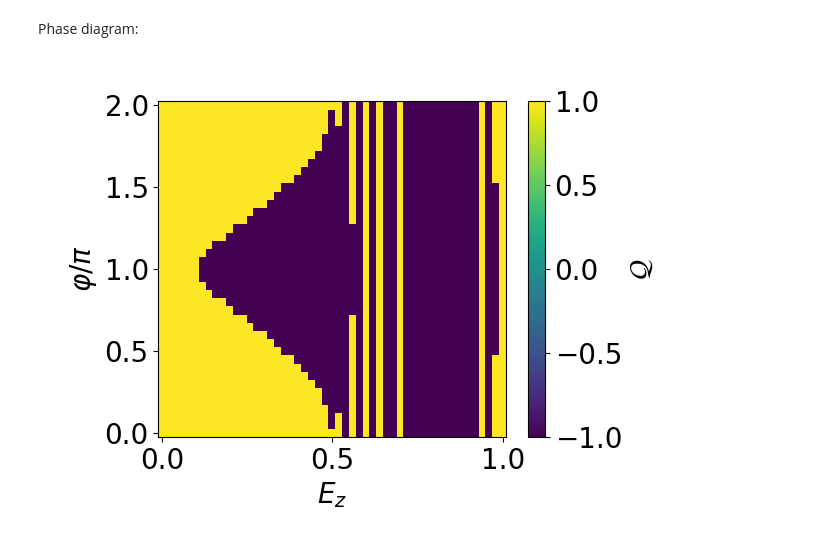
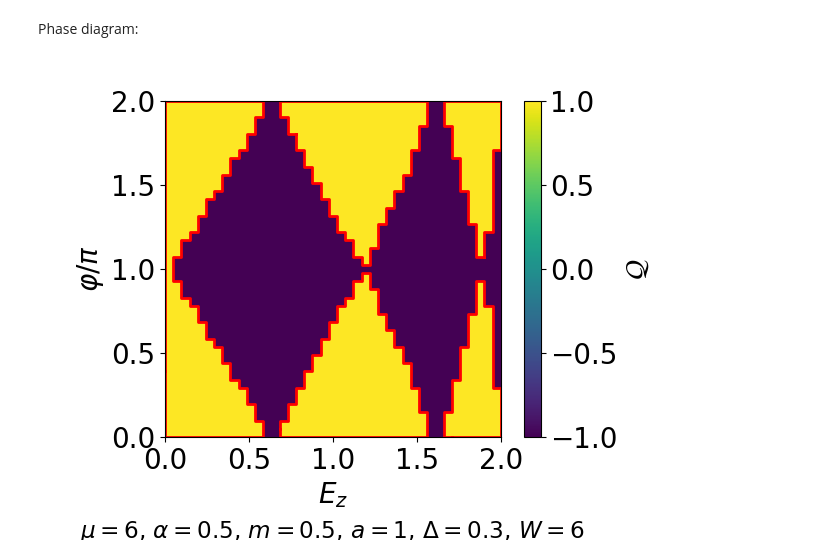
Before and after one commit to krishtoffel99/Josephson-Investigations-Old, a Jupyter notebook: Josephson effect and Supercurrents/Rashba2DEGJunction/RashbaJunction_band_structures.ipynb, the cells around one changed output. Drawn from its saved outputs; the diff is of its cells as text; code cells hidden in the pictures.

```diff
--- a/Josephson effect and Supercurrents/Rashba2DEGJunction/RashbaJunction_band_structures.ipynb
+++ b/Josephson effect and Supercurrents/Rashba2DEGJunction/RashbaJunction_band_structures.ipynb
@@ -159,35 +165,63 @@ print(Q)
 Phase diagram:
 # %%
 phase_values = np.linspace(0 , 2, 41)
-zee_values = np.linspace(0 , 1 , 51)
+zee_values = np.linspace(0 , 2 , 41)
 
 chern_numbers = np.zeros(shape = (len(phase_values) , len(zee_values)))
+E_gap = np.zeros(shape = (len(phase_values) , len(zee_values)))
 from tqdm import tqdm
 
 for i in tqdm(range(len(phase_values))):
     for j in tqdm(range(len(zee_values))):
-        params = parameters(a = 0.5 , L_x = 0, L_y = 45 , W  = 5 , m_eff = 2, mu = 2.8 , alpha = 0.5 , E_z= zee_values[j] , Delta = 0.5 , phase = np.pi*phase_values[i], k = constants.k , T = 0.05 , current_unit = constants.current_unit)
+        params = parameters(a = 1 , L_x = 0, L_y = 50 , W  = 6 , m_eff = 0.5 , mu = 6 , alpha = 0.5 , E_z= zee_values[j] , Deltatop = 0.3 , Deltabottom = 0.3,  phase = np.pi*phase_values[i], k = constants.k , T = 0.05 , current_unit = constants.current_unit)
         syst  = make_lead(params , plot = False)
         bands = kwant.physics.Bands(syst , params = asdict(params))
+        momenta = np.linspace(-np.pi , np.pi , 101)
+
+        energies = [bands(k) for k in momenta]
+        energies_abs = np.abs(energies)
+        E_gap[i , j] = np.min(energies_abs)
 
         ham_0 = bloch_hamiltonian(bands , 0)
         ham_pi = bloch_hamiltonian(bands , np.pi)
 
         chern_numbers[i , j] = z_invariant(ham_0 , ham_pi).real
-# %%
-import matplotlib as mpl
-
-mpl.rcParams.update({'font.size': 20})
-
-
-fig , ax = plt.subplots()
-Z , Phi = np.meshgrid(zee_values , phase_values)
-
-im = ax.pcolor(Z , Phi , chern_numbers)
-ax.set_xlabel(r'$E_{z}$')
-ax.set_ylabel(r'$\varphi / \pi$')
-plt.colorbar(mappable = im , label = r'$\mathcal{Q}$')
-
-plt.tight_layout()
-# %% [output]
-[figure, removed]
+# %%
+import matplotlib as mpl
+
+mpl.rcParams.update({'font.size': 20})
+
+# E_th:
+E_T = 0.5*np.pi*np.sqrt(2*params.mu / params.m_eff)/params.W
+
+fig , ax = plt.subplots()
+Z , Phi = np.meshgrid(zee_values , phase_values)
+
+im = ax.imshow(chern_numbers , extent = [np.min(zee_values) , np.max(zee_values) , np.min(phase_values) , np.max(phase_values)])
+ax.set_xlabel(r'$E_{z}$')
+ax.set_ylabel(r'$\varphi / \pi$')
+
+# parameter string:
+title = r'$\mu = $' + str(params.mu) + ', ' + r'$\alpha = $' + str(params.alpha) + ', ' +  r'$m = $' + str(params.m_eff) + r', $a = $' + str(params.a) + r', $\Delta = $' + str(params.Deltabottom) + r', $W = $' + str(params.W)
+fig.text(0.46 , 0.005 , title , ha = 'center' , fontsize = 'small')
+plt.colorbar(mappable = im , label = r'$\mathcal{Q}$')
+
+# Generating an array of topological phase boundaries:
+import shapely.geometry
+import shapely.ops
+
+geoms = []
+
+ph = np.linspace(0 , np.max(phase_values) , len(phase_values) + 1)
+zee = np.linspace(0 , np.max(zee_values) , len(zee_values) + 1)
+
+for yidx, xidx in zip(*np.where(np.array(0.5*(chern_numbers + 1) , dtype = 'int'))):
+    geoms.append(shapely.geometry.box(ph[xidx], zee[yidx], ph[xidx+1], zee[yidx+1]))
+full_geom = shapely.ops.unary_union(geoms)
+
+for geom in full_geom.geoms:
+    plt.plot(*geom.exterior.xy, linewidth=2, color='r')
+
+plt.tight_layout()
+# %% [output]
+[figure, added]
```
Also changed, not shown: parts of 6 cells of this notebook, 6 other files.
